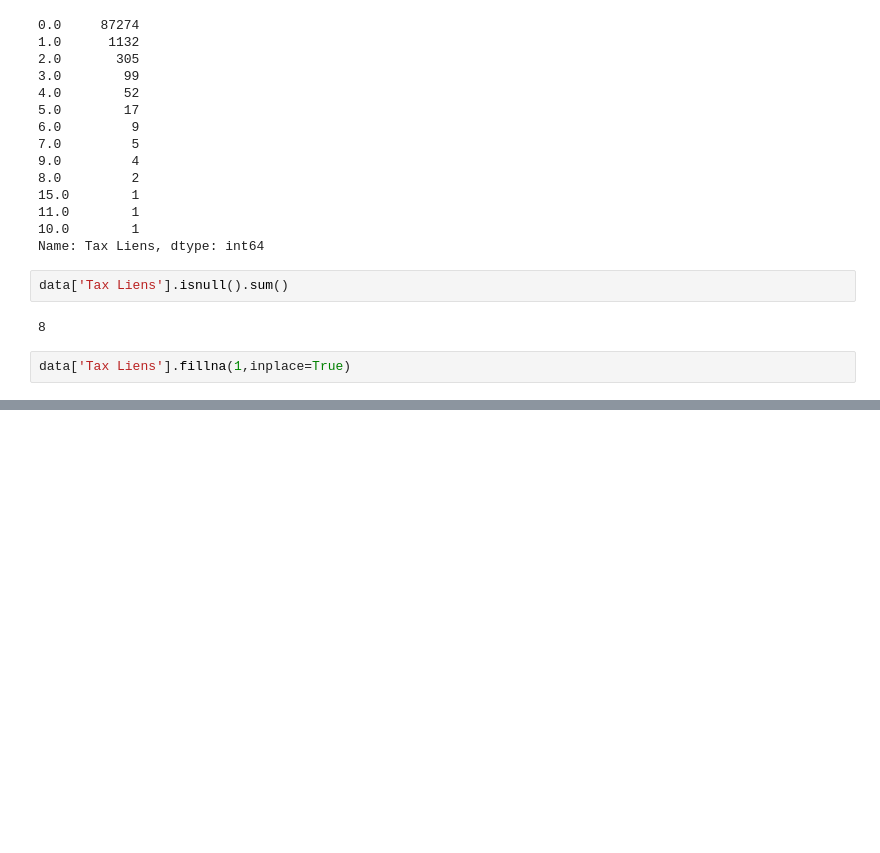
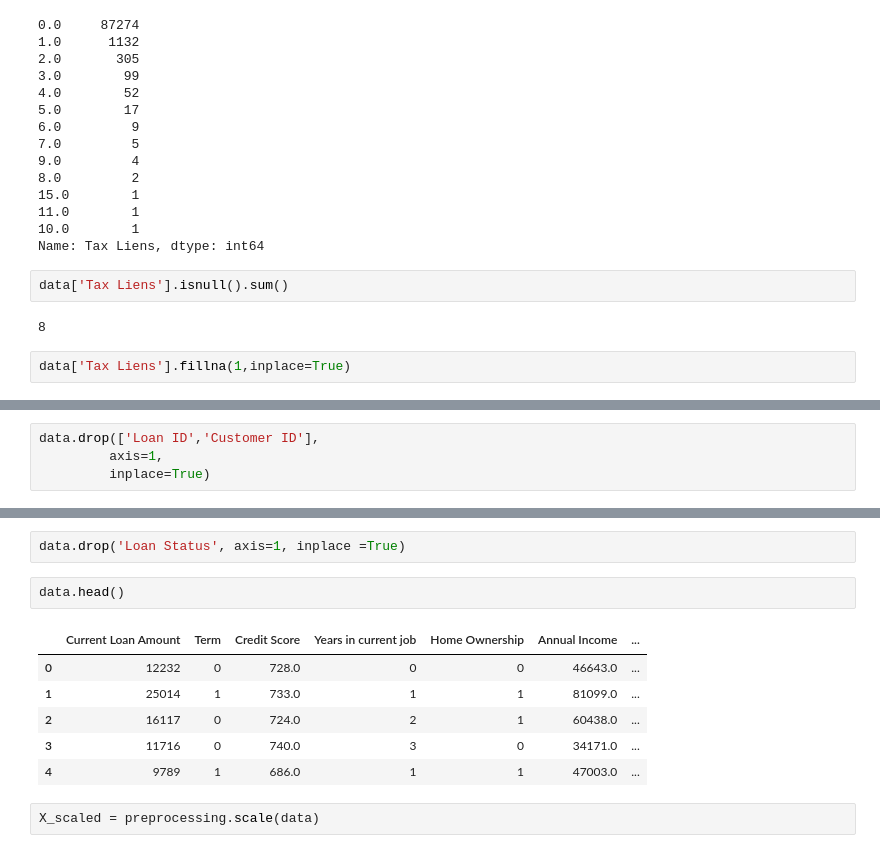
Before and after one commit to sukesh-reddy/Loan-Eligibility-Prediction-Using-Gradient-Boosting-Classifier, a Jupyter notebook: Loan Prediction.ipynb, the cells around one changed output, grey strips where cells are left out. Saved outputs shown, nothing was run; the diff lists cells and outputs as text; blank space fills up the shorter version.

```diff
--- a/Loan Prediction.ipynb
+++ b/Loan Prediction.ipynb
@@ -768,0 +779,4 @@ dtype: int64
+# %%
+data.drop(['Loan ID','Customer ID'],
+         axis=1,
+         inplace=True)
@@ -768,0 +799,13 @@ dtype: int64
+# %%
+data.drop('Loan Status', axis=1, inplace =True)
+# %%
+data.head()
+# %% [output]
+|  | Current Loan Amount | Term | Credit Score | Years in current job | Home Ownership | Annual Income | ... |
+| 0 | 12232 | 0 | 728.0 | 0 | 0 | 46643.0 | ... |
+| 1 | 25014 | 1 | 733.0 | 1 | 1 | 81099.0 | ... |
+| 2 | 16117 | 0 | 724.0 | 2 | 1 | 60438.0 | ... |
+| 3 | 11716 | 0 | 740.0 | 3 | 0 | 34171.0 | ... |
+| 4 | 9789 | 1 | 686.0 | 1 | 1 | 47003.0 | ... |
+# %%
+X_scaled = preprocessing.scale(data)
```
Also changed, not shown: parts of 19 cells of this notebook.
